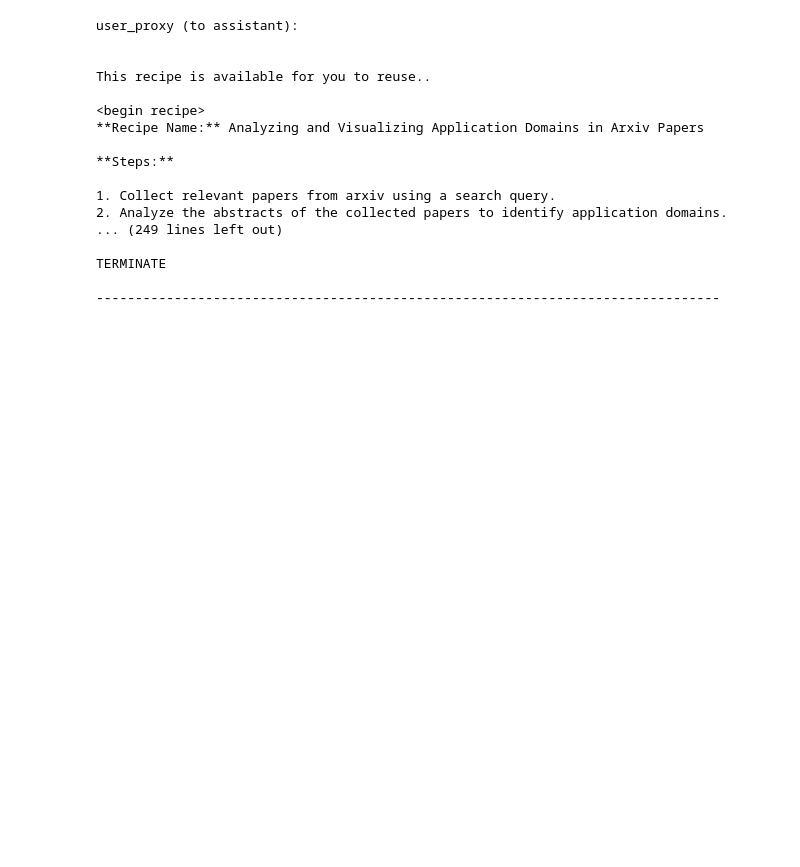
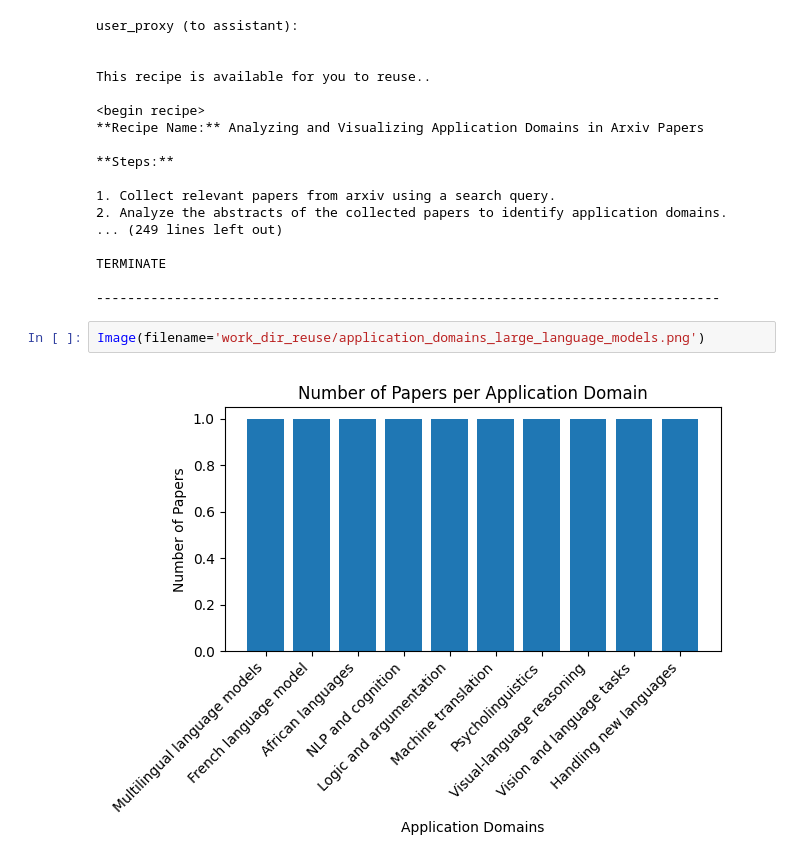
Before and after one commit to marcos-venicius/FLAML, a Jupyter notebook: evaluation/research_paper/teaching_recipe_reuse.ipynb, the cells around one changed output. Saved outputs shown, nothing was run; the diff lists cells and outputs as text; blank space fills up the shorter version.

```diff
--- a/evaluation/research_paper/teaching_recipe_reuse.ipynb
+++ b/evaluation/research_paper/teaching_recipe_reuse.ipynb
@@ -306,3 +316,7 @@ This recipe is available for you to reuse..
 TERMINATE
 
 --------------------------------------------------------------------------------
+# %%
+Image(filename='work_dir_reuse/application_domains_large_language_models.png')
+# %% [output]
+[figure, added]
```
Also changed, not shown: parts of 2 cells of this notebook, 1 other file.
